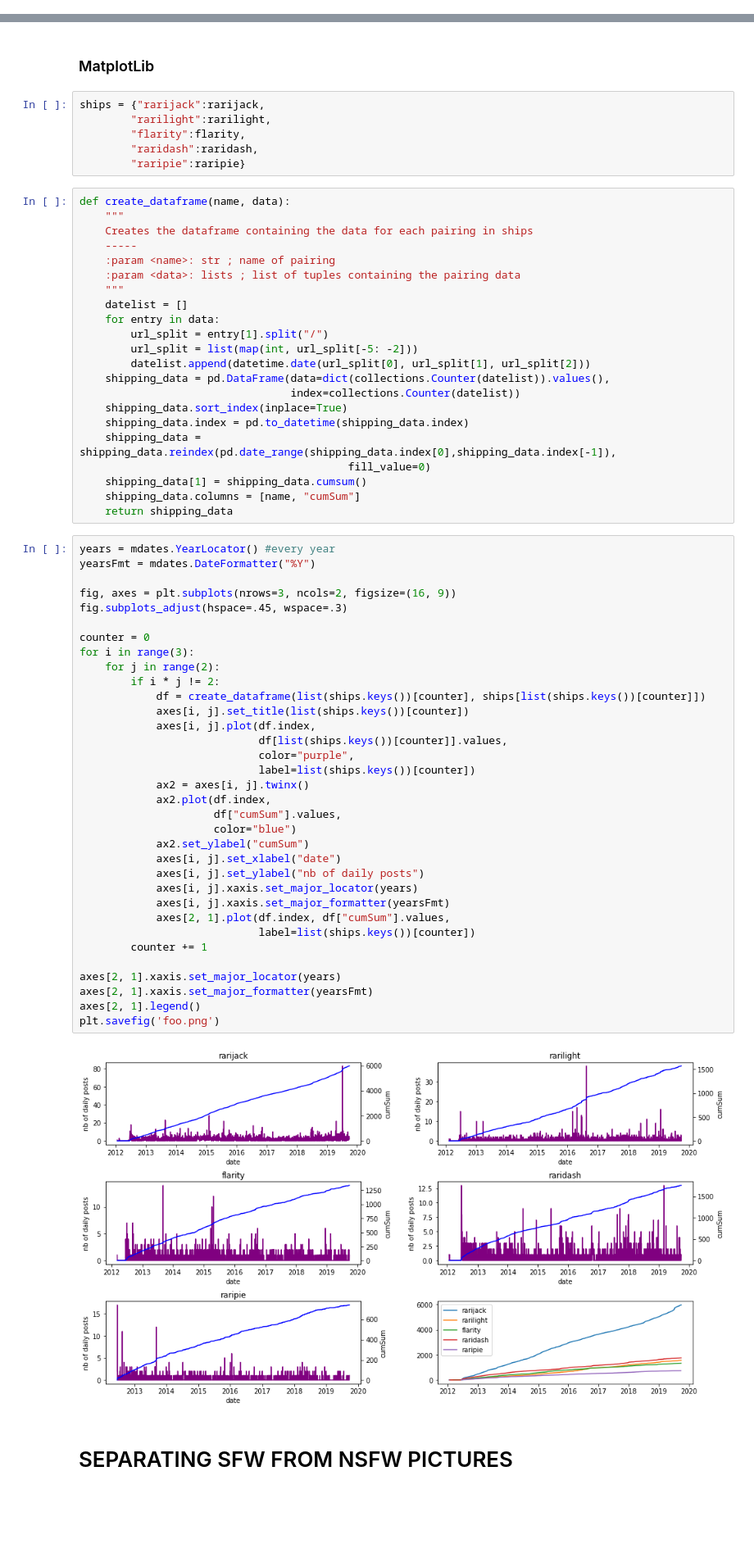
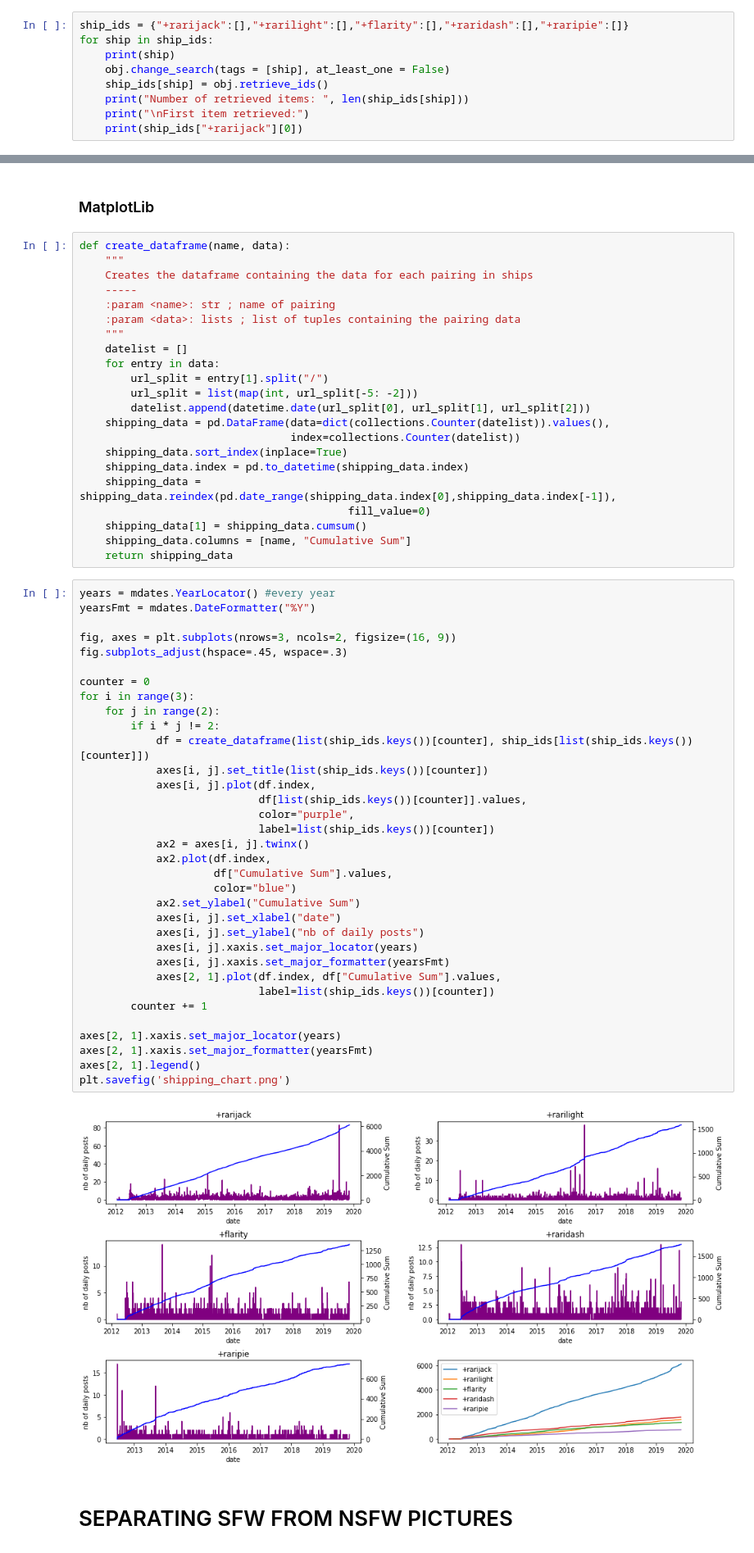
Before and after one commit to LMquentinLR/MLpy, a Jupyter notebook: MLpy.ipynb, the cells around one changed output, grey strips where cells are left out. Shown at 82% size. Saved outputs shown, nothing was run; the diff lists cells and outputs as text; blank space fills up the shorter version.

```diff
--- a/MLpy.ipynb
+++ b/MLpy.ipynb
@@ -168,0 +119,9 @@ raripie = obj.retrieve_ids()
+# %%
+ship_ids = {"+rarijack":[],"+rarilight":[],"+flarity":[],"+raridash":[],"+raripie":[]}
+for ship in ship_ids:
+    print(ship)
+    obj.change_search(tags = [ship], at_least_one = False)
+    ship_ids[ship] = obj.retrieve_ids()
+    print("Number of retrieved items: ", len(ship_ids[ship]))
+    print("\nFirst item retrieved:")
+    print(ship_ids["+rarijack"][0])
@@ -169,11 +146,5 @@ raripie = obj.retrieve_ids()
 # %% [markdown]
 ### MatplotLib
-# %%
-ships = {"rarijack":rarijack,
-        "rarilight":rarilight,
-        "flarity":flarity,
-        "raridash":raridash,
-        "raripie":raripie}
 # %%
 def create_dataframe(name, data):
     """
@@ -194,44 +165,44 @@ def create_dataframe(name, data):
     shipping_data = shipping_data.reindex(pd.date_range(shipping_data.index[0],shipping_data.index[-1]),
                                           fill_value=0)
     shipping_data[1] = shipping_data.cumsum()
-    shipping_data.columns = [name, "cumSum"]
+    shipping_data.columns = [name, "Cumulative Sum"]
     return shipping_data
 # %%
 years = mdates.YearLocator() #every year
 yearsFmt = mdates.DateFormatter("%Y")
 
 fig, axes = plt.subplots(nrows=3, ncols=2, figsize=(16, 9))
 fig.subplots_adjust(hspace=.45, wspace=.3)
 
 counter = 0
 for i in range(3):
     for j in range(2):
         if i * j != 2:
-            df = create_dataframe(list(ships.keys())[counter], ships[list(ships.keys())[counter]])
-            axes[i, j].set_title(list(ships.keys())[counter])
+            df = create_dataframe(list(ship_ids.keys())[counter], ship_ids[list(ship_ids.keys())[counter]])
+            axes[i, j].set_title(list(ship_ids.keys())[counter])
             axes[i, j].plot(df.index,
-                            df[list(ships.keys())[counter]].values,
+                            df[list(ship_ids.keys())[counter]].values,
                             color="purple",
-                            label=list(ships.keys())[counter])
+                            label=list(ship_ids.keys())[counter])
             ax2 = axes[i, j].twinx()
             ax2.plot(df.index,
-                     df["cumSum"].values,
+                     df["Cumulative Sum"].values,
                      color="blue")
-            ax2.set_ylabel("cumSum")
+            ax2.set_ylabel("Cumulative Sum")
             axes[i, j].set_xlabel("date")
             axes[i, j].set_ylabel("nb of daily posts")
             axes[i, j].xaxis.set_major_locator(years)
             axes[i, j].xaxis.set_major_formatter(yearsFmt)
-            axes[2, 1].plot(df.index, df["cumSum"].values,
-                            label=list(ships.keys())[counter])
+            axes[2, 1].plot(df.index, df["Cumulative Sum"].values,
+                            label=list(ship_ids.keys())[counter])
         counter += 1
 
 axes[2, 1].xaxis.set_major_locator(years)
 axes[2, 1].xaxis.set_major_formatter(yearsFmt)
 axes[2, 1].legend()
-plt.savefig('foo.png')
+plt.savefig('shipping_chart.png')
 # %% [output]
-[figure, old version]
+[figure, new version]
 # %% [markdown]
 # SEPARATING SFW FROM NSFW PICTURES
 # %% [markdown]
```
Also changed, not shown: parts of 53 cells of this notebook, 4 other files.
